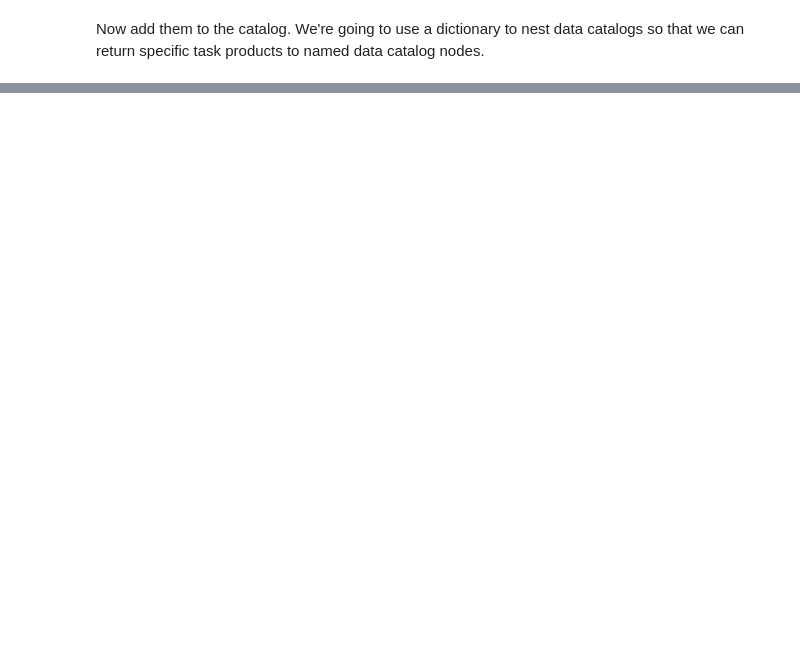
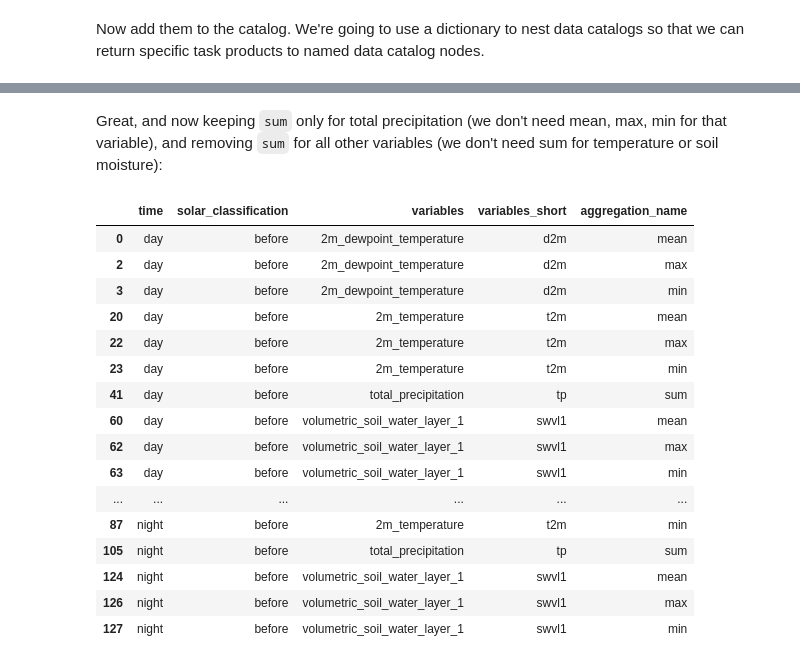
Before and after one commit to NSAPH-Data-Processing/era5_sandbox, a Jupyter notebook: _proc/20_pytask_config.ipynb, the cells around one changed output, grey strips where cells are left out. Cells and saved outputs as stored; diff of their text form; code cells hidden in the pictures; blank space fills up the shorter version.

```diff
--- a/_proc/20_pytask_config.ipynb
+++ b/_proc/20_pytask_config.ipynb
@@ -76,0 +160,22 @@ To do this, let's use a dataframe as opposed to a list of class objects.
+# %% [markdown]
+Great, and now keeping `sum` only for total precipitation (we don't need mean, max, min for that variable), and removing `sum` for all other variables (we don't need sum for temperature or soil moisture):
+# %%
+agg_params
+# %% [output]
+|  | time | solar_classification | variables | variables_short | aggregation_name |
+| 0 | day | before | 2m_dewpoint_temperature | d2m | mean |
+| 2 | day | before | 2m_dewpoint_temperature | d2m | max |
+| 3 | day | before | 2m_dewpoint_temperature | d2m | min |
+| 20 | day | before | 2m_temperature | t2m | mean |
+| 22 | day | before | 2m_temperature | t2m | max |
+| 23 | day | before | 2m_temperature | t2m | min |
+| 41 | day | before | total_precipitation | tp | sum |
+| 60 | day | before | volumetric_soil_water_layer_1 | swvl1 | mean |
+| 62 | day | before | volumetric_soil_water_layer_1 | swvl1 | max |
+| 63 | day | before | volumetric_soil_water_layer_1 | swvl1 | min |
+| ... | ... | ... | ... | ... | ... |
+| 87 | night | before | 2m_temperature | t2m | min |
+| 105 | night | before | total_precipitation | tp | sum |
+| 124 | night | before | volumetric_soil_water_layer_1 | swvl1 | mean |
+| 126 | night | before | volumetric_soil_water_layer_1 | swvl1 | max |
+| 127 | night | before | volumetric_soil_water_layer_1 | swvl1 | min |
```
Also changed, not shown: parts of 22 cells of this notebook, 55 other files.
